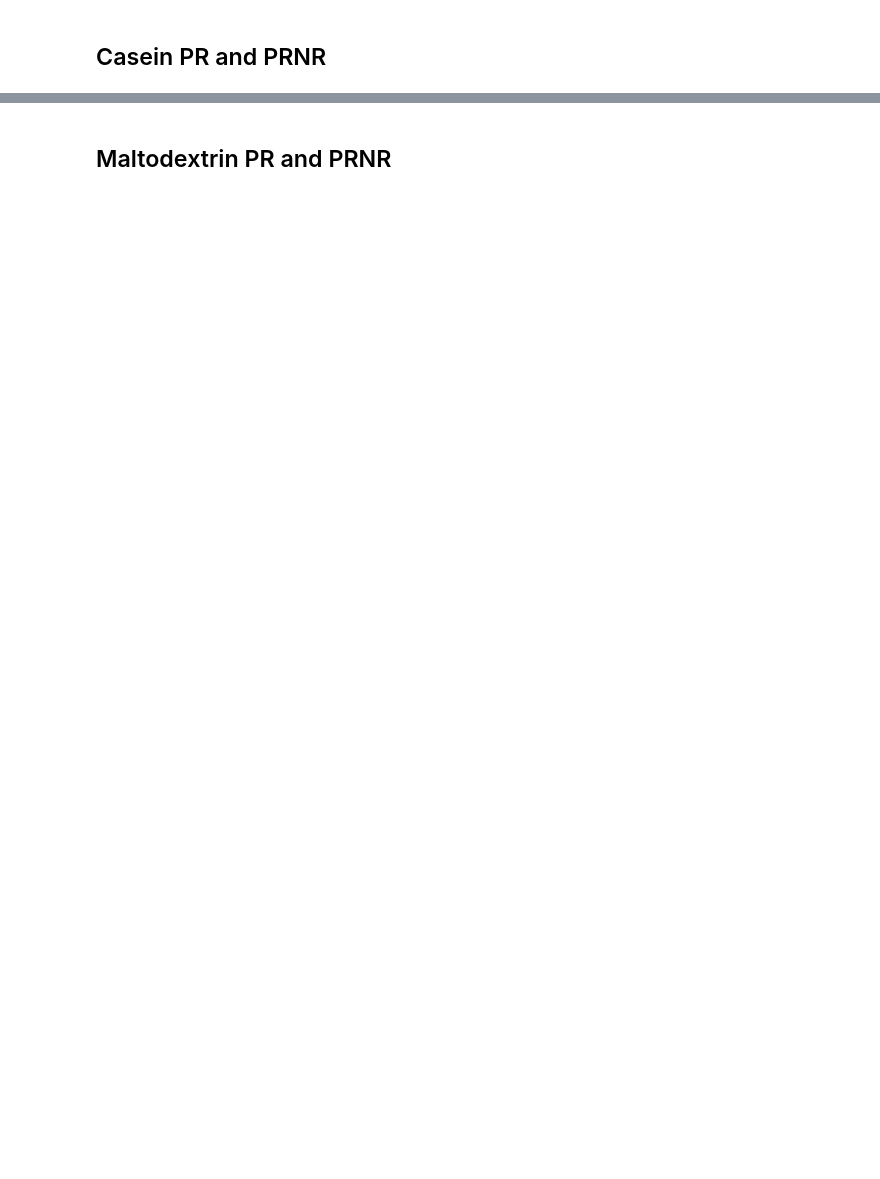
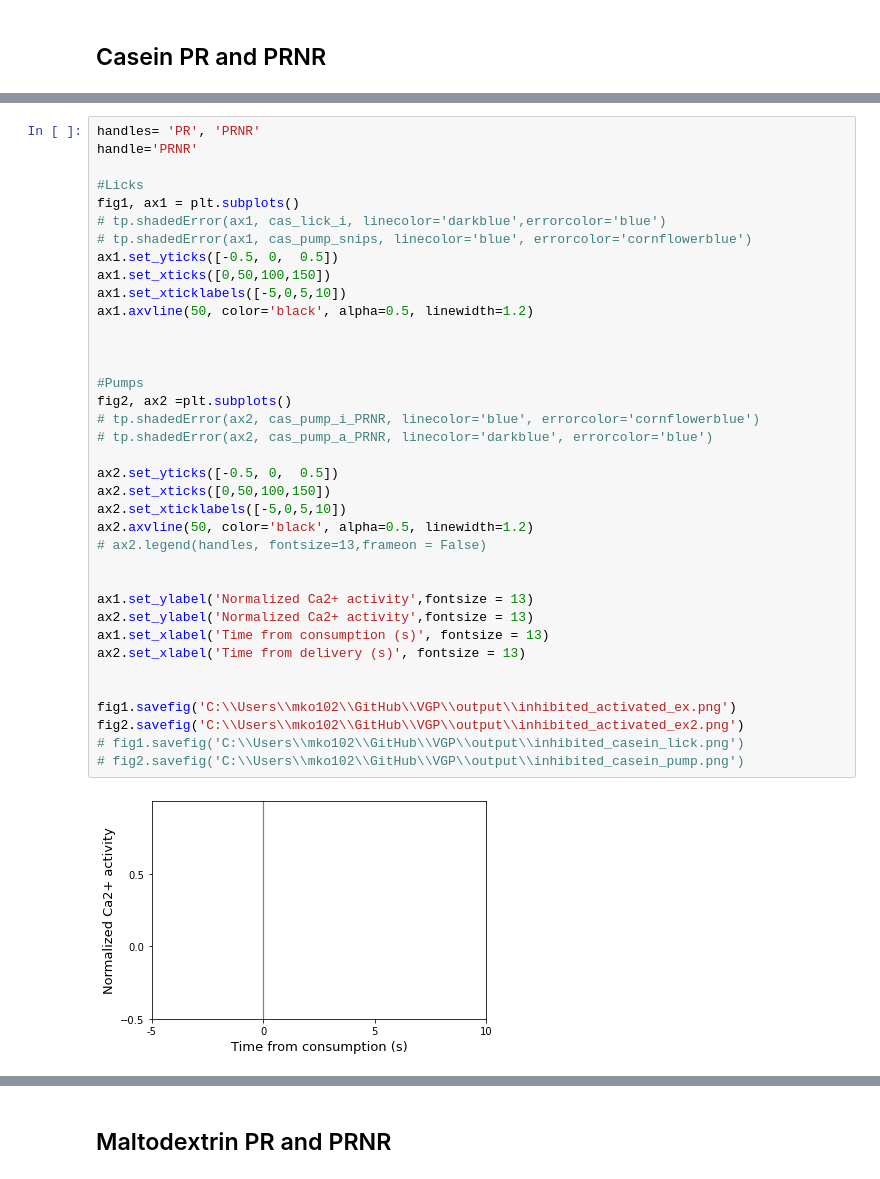
Before and after one commit to jetsetmette/VGP, a Jupyter notebook: notebooks/extract 2p data.ipynb, the cells around one changed output, grey strips where cells are left out. Drawn from its saved outputs; the diff is of its cells as text; blank space fills up the shorter version.

```diff
--- a/notebooks/extract 2p data.ipynb
+++ b/notebooks/extract 2p data.ipynb
@@ -395 +414,40 @@ fig2.savefig('C:\\Users\\mko102\\GitHub\\VGP\\output\\signal_casein_pump.png')
 [figure]
+# %%
+handles= 'PR', 'PRNR'
+handle='PRNR'
+
+#Licks
+fig1, ax1 = plt.subplots()
+# tp.shadedError(ax1, cas_lick_i, linecolor='darkblue',errorcolor='blue')
+# tp.shadedError(ax1, cas_pump_snips, linecolor='blue', errorcolor='cornflowerblue')
+ax1.set_yticks([-0.5, 0,  0.5])
+ax1.set_xticks([0,50,100,150])
+ax1.set_xticklabels([-5,0,5,10])
+ax1.axvline(50, color='black', alpha=0.5, linewidth=1.2)
+
+
+
+#Pumps
+fig2, ax2 =plt.subplots()
+# tp.shadedError(ax2, cas_pump_i_PRNR, linecolor='blue', errorcolor='cornflowerblue')
+# tp.shadedError(ax2, cas_pump_a_PRNR, linecolor='darkblue', errorcolor='blue')
+
+ax2.set_yticks([-0.5, 0,  0.5])
+ax2.set_xticks([0,50,100,150])
+ax2.set_xticklabels([-5,0,5,10])
+ax2.axvline(50, color='black', alpha=0.5, linewidth=1.2)
+# ax2.legend(handles, fontsize=13,frameon = False)
+
+
+ax1.set_ylabel('Normalized Ca2+ activity',fontsize = 13)
+ax2.set_ylabel('Normalized Ca2+ activity',fontsize = 13)
+ax1.set_xlabel('Time from consumption (s)', fontsize = 13)
+ax2.set_xlabel('Time from delivery (s)', fontsize = 13)
+
+
+fig1.savefig('C:\\Users\\mko102\\GitHub\\VGP\\output\\inhibited_activated_ex.png')
+fig2.savefig('C:\\Users\\mko102\\GitHub\\VGP\\output\\inhibited_activated_ex2.png')
+# fig1.savefig('C:\\Users\\mko102\\GitHub\\VGP\\output\\inhibited_casein_lick.png')
+# fig2.savefig('C:\\Users\\mko102\\GitHub\\VGP\\output\\inhibited_casein_pump.png')
+# %% [output]
+[figure, added]
```
Also changed, not shown: parts of 19 cells of this notebook, 4 other files.
